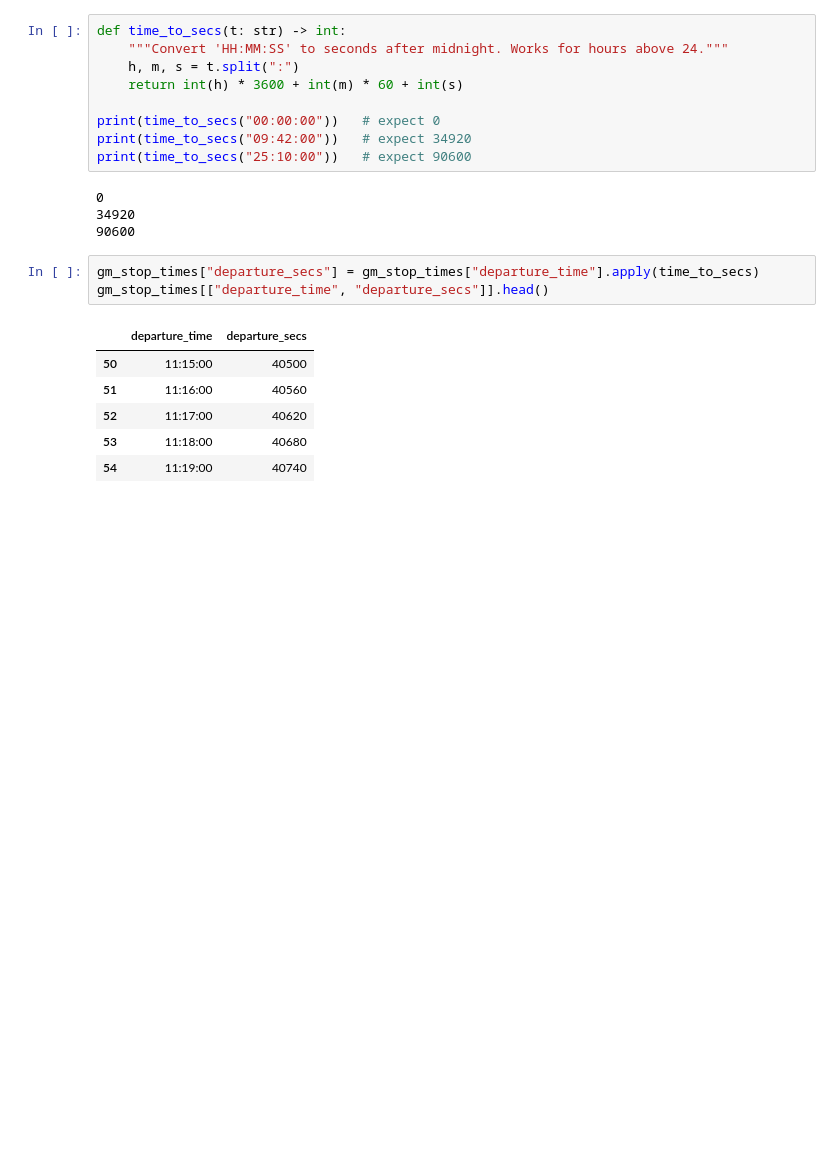
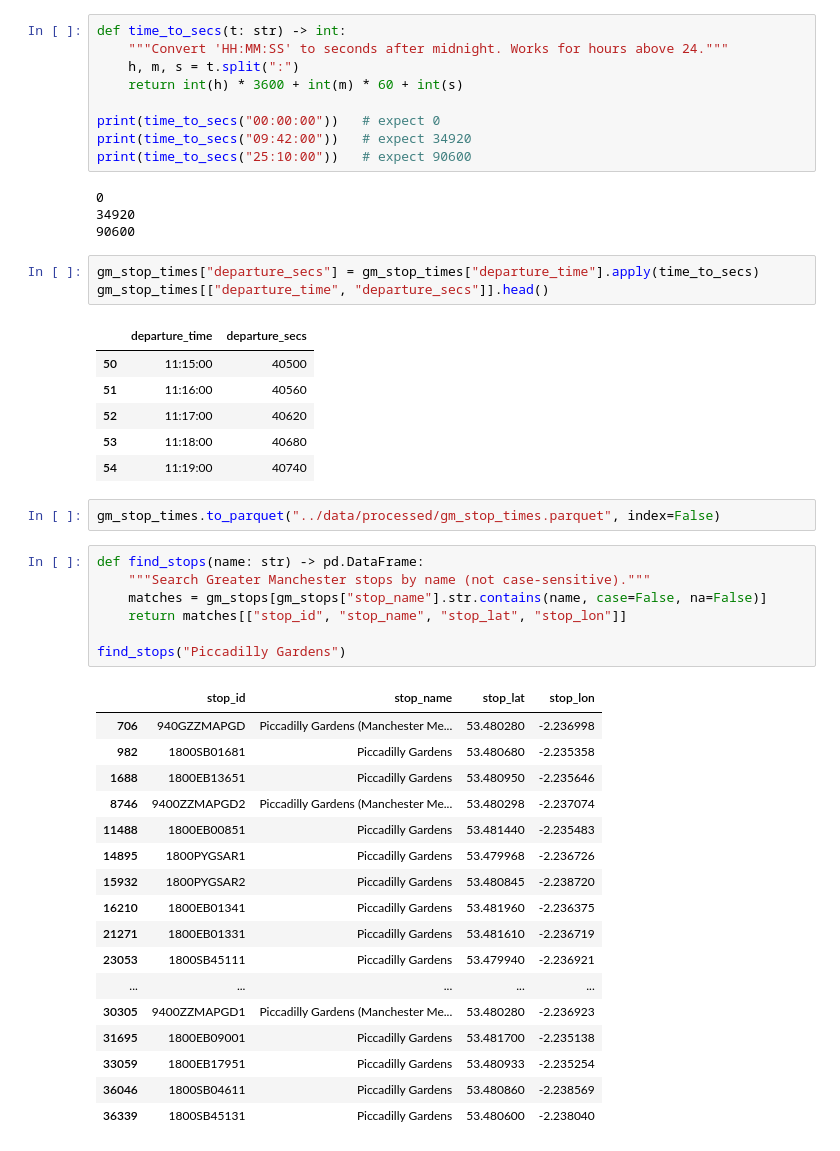
Before and after one commit to kaushaltatkare/manchester-bus-tracker, a Jupyter notebook: notebooks/01_explore_stops.ipynb, the cells around one changed output. Cells and saved outputs as stored; diff of their text form; blank space fills up the shorter version.

```diff
--- a/notebooks/01_explore_stops.ipynb
+++ b/notebooks/01_explore_stops.ipynb
@@ -315,3 +315,30 @@ gm_stop_times[["departure_time", "departure_secs"]].head()
 | 52 | 11:17:00 | 40620 |
 | 53 | 11:18:00 | 40680 |
 | 54 | 11:19:00 | 40740 |
+# %%
+gm_stop_times.to_parquet("../data/processed/gm_stop_times.parquet", index=False)
+# %%
+def find_stops(name: str) -> pd.DataFrame:
+    """Search Greater Manchester stops by name (not case-sensitive)."""
+    matches = gm_stops[gm_stops["stop_name"].str.contains(name, case=False, na=False)]
+    return matches[["stop_id", "stop_name", "stop_lat", "stop_lon"]]
+
+find_stops("Piccadilly Gardens")
+# %% [output]
+|  | stop_id | stop_name | stop_lat | stop_lon |
+| 706 | 940GZZMAPGD | Piccadilly Gardens (Manchester Me... | 53.480280 | -2.236998 |
+| 982 | 1800SB01681 | Piccadilly Gardens | 53.480680 | -2.235358 |
+| 1688 | 1800EB13651 | Piccadilly Gardens | 53.480950 | -2.235646 |
+| 8746 | 9400ZZMAPGD2 | Piccadilly Gardens (Manchester Me... | 53.480298 | -2.237074 |
+| 11488 | 1800EB00851 | Piccadilly Gardens | 53.481440 | -2.235483 |
+| 14895 | 1800PYGSAR1 | Piccadilly Gardens | 53.479968 | -2.236726 |
+| 15932 | 1800PYGSAR2 | Piccadilly Gardens | 53.480845 | -2.238720 |
+| 16210 | 1800EB01341 | Piccadilly Gardens | 53.481960 | -2.236375 |
+| 21271 | 1800EB01331 | Piccadilly Gardens | 53.481610 | -2.236719 |
+| 23053 | 1800SB45111 | Piccadilly Gardens | 53.479940 | -2.236921 |
+| ... | ... | ... | ... | ... |
+| 30305 | 9400ZZMAPGD1 | Piccadilly Gardens (Manchester Me... | 53.480280 | -2.236923 |
+| 31695 | 1800EB09001 | Piccadilly Gardens | 53.481700 | -2.235138 |
+| 33059 | 1800EB17951 | Piccadilly Gardens | 53.480933 | -2.235254 |
+| 36046 | 1800SB04611 | Piccadilly Gardens | 53.480860 | -2.238569 |
+| 36339 | 1800SB45131 | Piccadilly Gardens | 53.480600 | -2.238040 |
```
Also changed, not shown: parts of 9 cells of this notebook.
